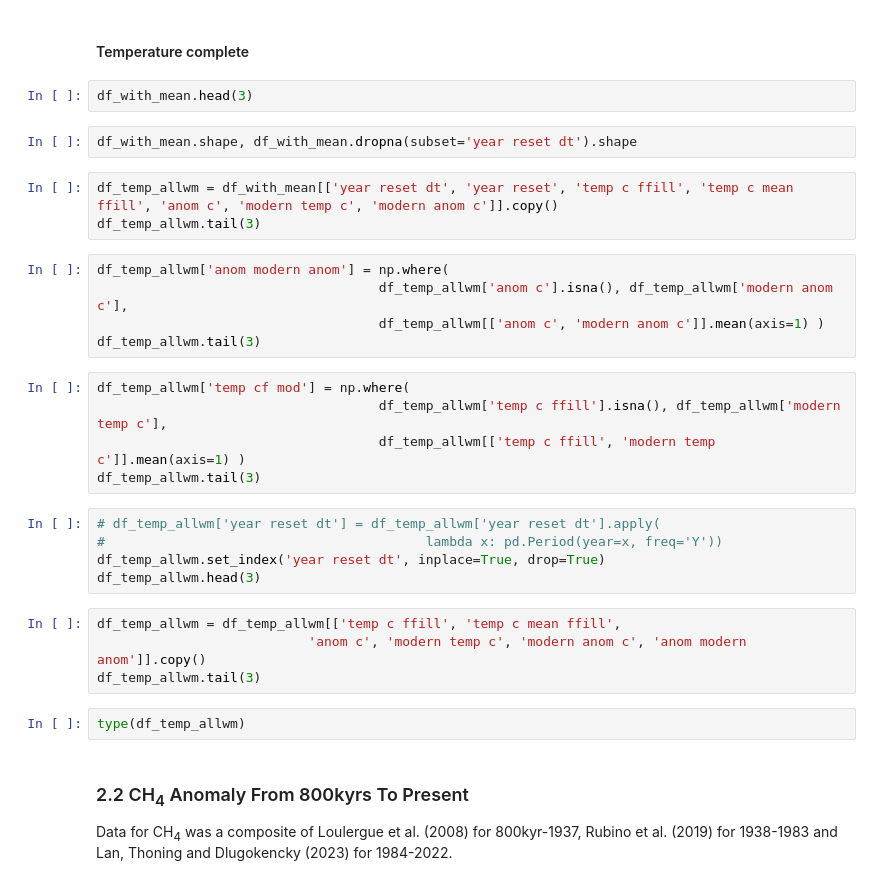
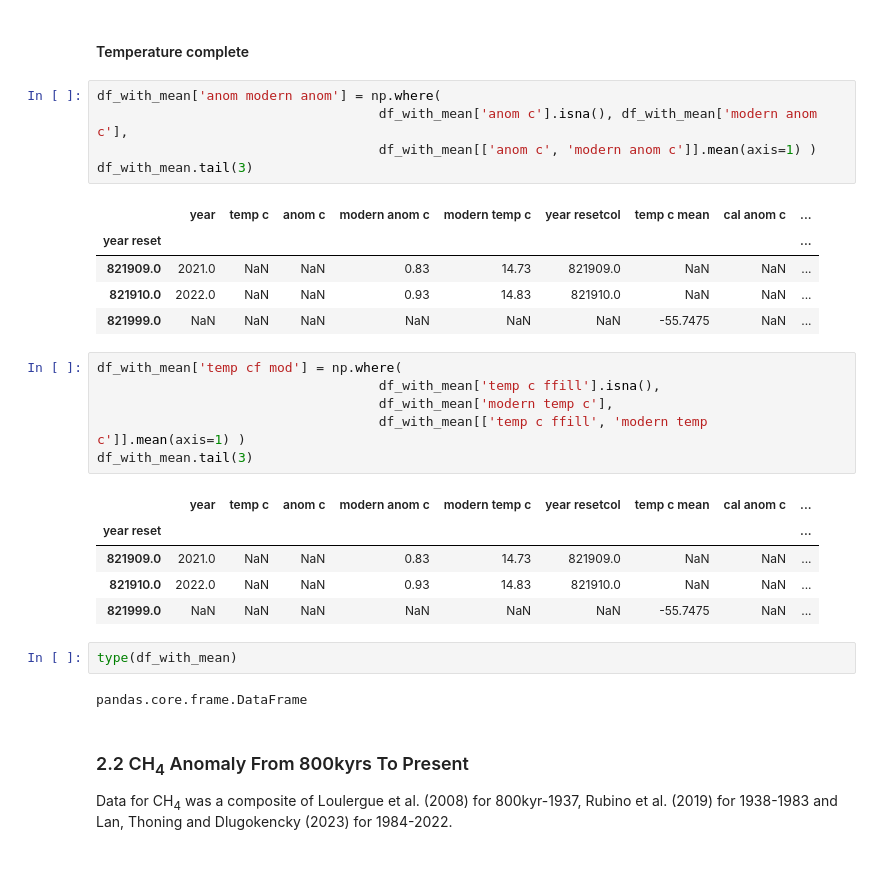
Before and after one commit to nurbujang/2progdaw23, a Jupyter notebook: project2.ipynb, the cells around one changed output. Cells and saved outputs as stored; diff of their text form.

```diff
--- a/project2.ipynb
+++ b/project2.ipynb
@@ -507,34 +715,33 @@ px.scatter(df_with_mean,
 Plot shows that the anomaly from Jouzel-AICC paper (anom c alt) matched the anomaly from NOAA (anom c).
 # %% [markdown]
 #### Temperature complete
-# %%
-df_with_mean.head(3)
-# %%
-df_with_mean.shape, df_with_mean.dropna(subset='year reset dt').shape
-# %%
-df_temp_allwm = df_with_mean[['year reset dt', 'year reset', 'temp c ffill', 'temp c mean ffill', 'anom c', 'modern temp c', 'modern anom c']].copy()
-df_temp_allwm.tail(3)
 # %%
-df_temp_allwm['anom modern anom'] = np.where(
-                                    df_temp_allwm['anom c'].isna(), df_temp_allwm['modern anom c'],
-                                    df_temp_allwm[['anom c', 'modern anom c']].mean(axis=1) )
-df_temp_allwm.tail(3)
+df_with_mean['anom modern anom'] = np.where(
+                                    df_with_mean['anom c'].isna(), df_with_mean['modern anom c'],
+                                    df_with_mean[['anom c', 'modern anom c']].mean(axis=1) )
+df_with_mean.tail(3)
+# %% [output]
+|  | year | temp c | anom c | modern anom c | modern temp c | year resetcol | temp c mean | cal anom c | ... |
+| year reset |  |  |  |  |  |  |  |  | ... |
+| 821909.0 | 2021.0 | NaN | NaN | 0.83 | 14.73 | 821909.0 | NaN | NaN | ... |
+| 821910.0 | 2022.0 | NaN | NaN | 0.93 | 14.83 | 821910.0 | NaN | NaN | ... |
+| 821999.0 | NaN | NaN | NaN | NaN | NaN | NaN | -55.7475 | NaN | ... |
 # %%
-df_temp_allwm['temp cf mod'] = np.where(
-                                    df_temp_allwm['temp c ffill'].isna(), df_temp_allwm['modern temp c'],
-                                    df_temp_allwm[['temp c ffill', 'modern temp c']].mean(axis=1) )
-df_temp_allwm.tail(3)
+df_with_mean['temp cf mod'] = np.where(
+                                    df_with_mean['temp c ffill'].isna(),
+                                    df_with_mean['modern temp c'],
+                                    df_with_mean[['temp c ffill', 'modern temp c']].mean(axis=1) )
+df_with_mean.tail(3)
+# %% [output]
+|  | year | temp c | anom c | modern anom c | modern temp c | year resetcol | temp c mean | cal anom c | ... |
+| year reset |  |  |  |  |  |  |  |  | ... |
+| 821909.0 | 2021.0 | NaN | NaN | 0.83 | 14.73 | 821909.0 | NaN | NaN | ... |
+| 821910.0 | 2022.0 | NaN | NaN | 0.93 | 14.83 | 821910.0 | NaN | NaN | ... |
+| 821999.0 | NaN | NaN | NaN | NaN | NaN | NaN | -55.7475 | NaN | ... |
-# %%
-# df_temp_allwm['year reset dt'] = df_temp_allwm['year reset dt'].apply(
-#                                         lambda x: pd.Period(year=x, freq='Y'))
-df_temp_allwm.set_index('year reset dt', inplace=True, drop=True)
-df_temp_allwm.head(3)
-# %%
-df_temp_allwm = df_temp_allwm[['temp c ffill', 'temp c mean ffill',
-                           'anom c', 'modern temp c', 'modern anom c', 'anom modern anom']].copy()
-df_temp_allwm.tail(3)
 # %%
-type(df_temp_allwm)
+type(df_with_mean)
+# %% [output]
+pandas.core.frame.DataFrame
 # %% [markdown]
 ### 2.2 CH<sub>4</sub> Anomaly From 800kyrs To Present
 
```
Also changed, not shown: parts of 121 cells of this notebook, 4 other files.
